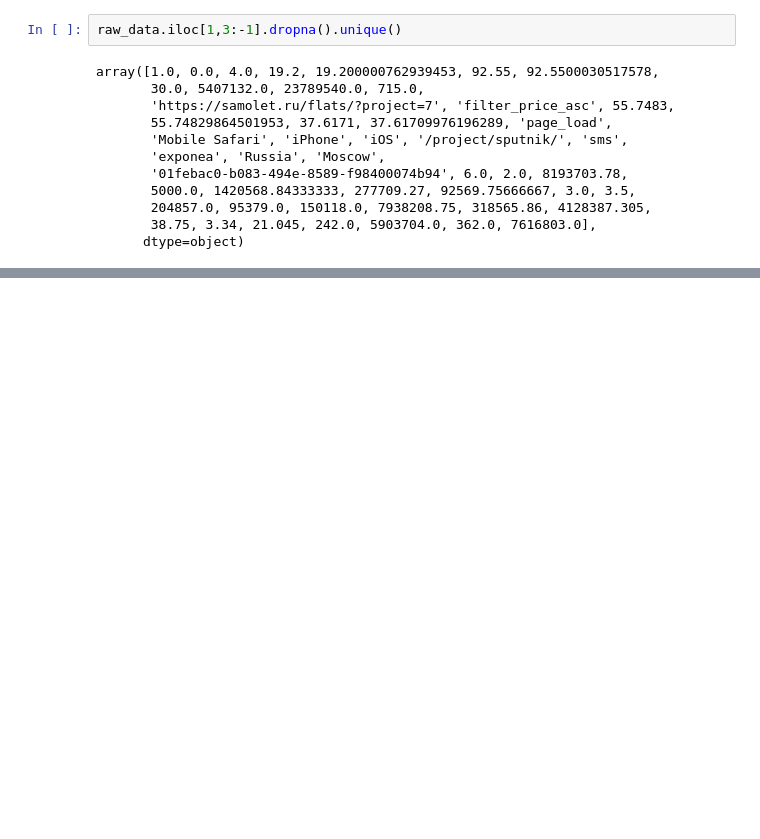
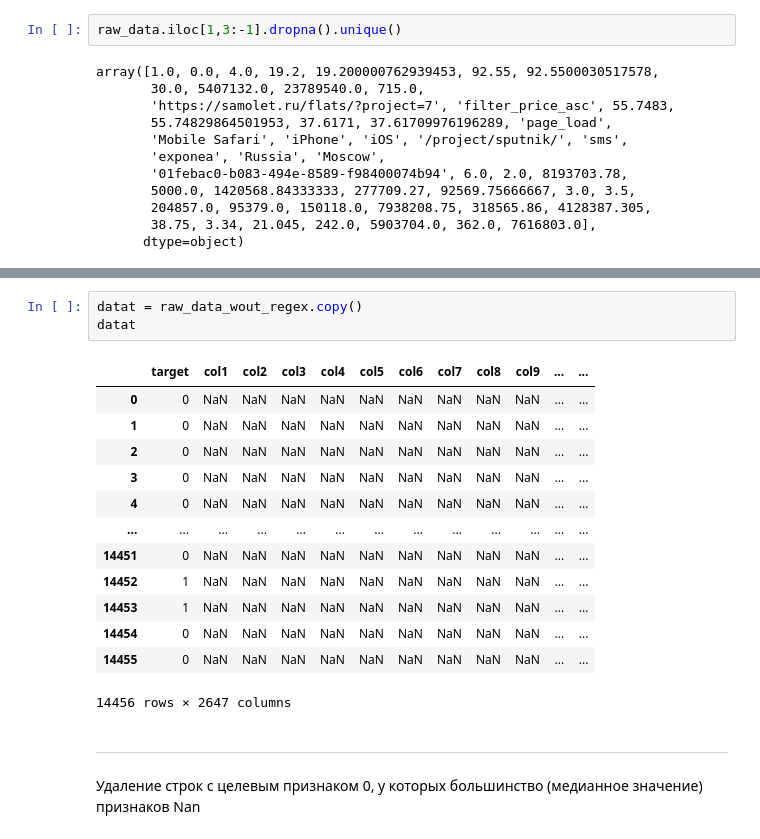
Before and after one commit to 999rse/noa_smlt, a Jupyter notebook: playbook.ipynb, the cells around one changed output, grey strips where cells are left out. Drawn from its saved outputs; the diff is of its cells as text; blank space fills up the shorter version.

```diff
--- a/playbook.ipynb
+++ b/playbook.ipynb
@@ -135,0 +95,21 @@ Index(['col57', 'col58', 'col59', 'col60', 'col61', 'col62', 'col63', 'col64',
+# %%
+datat = raw_data_wout_regex.copy()
+datat
+# %% [output]
+|  | target | col1 | col2 | col3 | col4 | col5 | col6 | col7 | col8 | col9 | ... | ... |
+| 0 | 0 | NaN | NaN | NaN | NaN | NaN | NaN | NaN | NaN | NaN | ... | ... |
+| 1 | 0 | NaN | NaN | NaN | NaN | NaN | NaN | NaN | NaN | NaN | ... | ... |
+| 2 | 0 | NaN | NaN | NaN | NaN | NaN | NaN | NaN | NaN | NaN | ... | ... |
+| 3 | 0 | NaN | NaN | NaN | NaN | NaN | NaN | NaN | NaN | NaN | ... | ... |
+| 4 | 0 | NaN | NaN | NaN | NaN | NaN | NaN | NaN | NaN | NaN | ... | ... |
+| ... | ... | ... | ... | ... | ... | ... | ... | ... | ... | ... | ... | ... |
+| 14451 | 0 | NaN | NaN | NaN | NaN | NaN | NaN | NaN | NaN | NaN | ... | ... |
+| 14452 | 1 | NaN | NaN | NaN | NaN | NaN | NaN | NaN | NaN | NaN | ... | ... |
+| 14453 | 1 | NaN | NaN | NaN | NaN | NaN | NaN | NaN | NaN | NaN | ... | ... |
+| 14454 | 0 | NaN | NaN | NaN | NaN | NaN | NaN | NaN | NaN | NaN | ... | ... |
+| 14455 | 0 | NaN | NaN | NaN | NaN | NaN | NaN | NaN | NaN | NaN | ... | ... |
+14456 rows × 2647 columns
+# %% [markdown]
+--------------
+# %% [markdown]
+Удаление строк с целевым признаком 0, у которых большинство (медианное значение) признаков Nan
```
Also changed, not shown: parts of 42 cells of this notebook.
